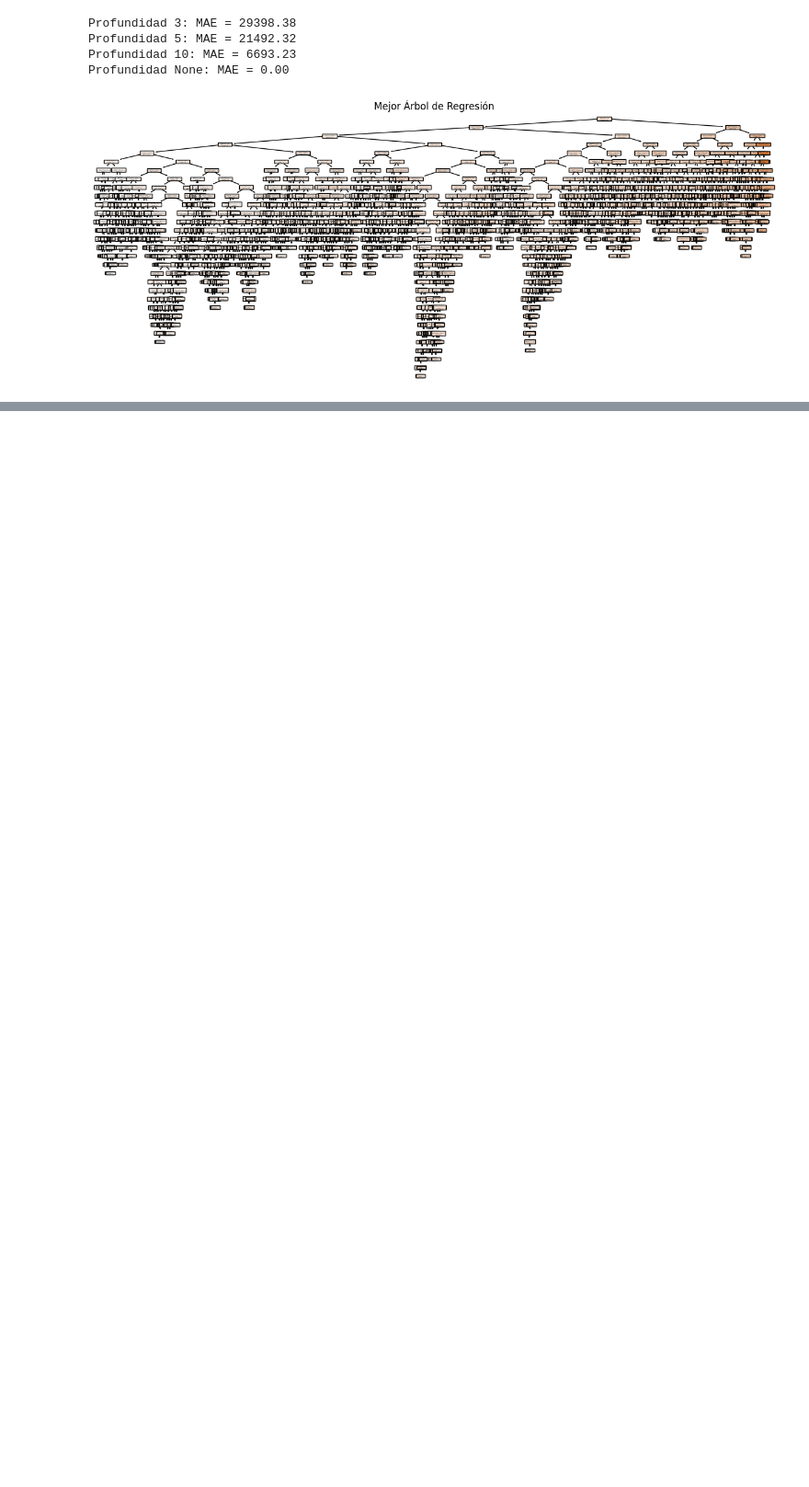
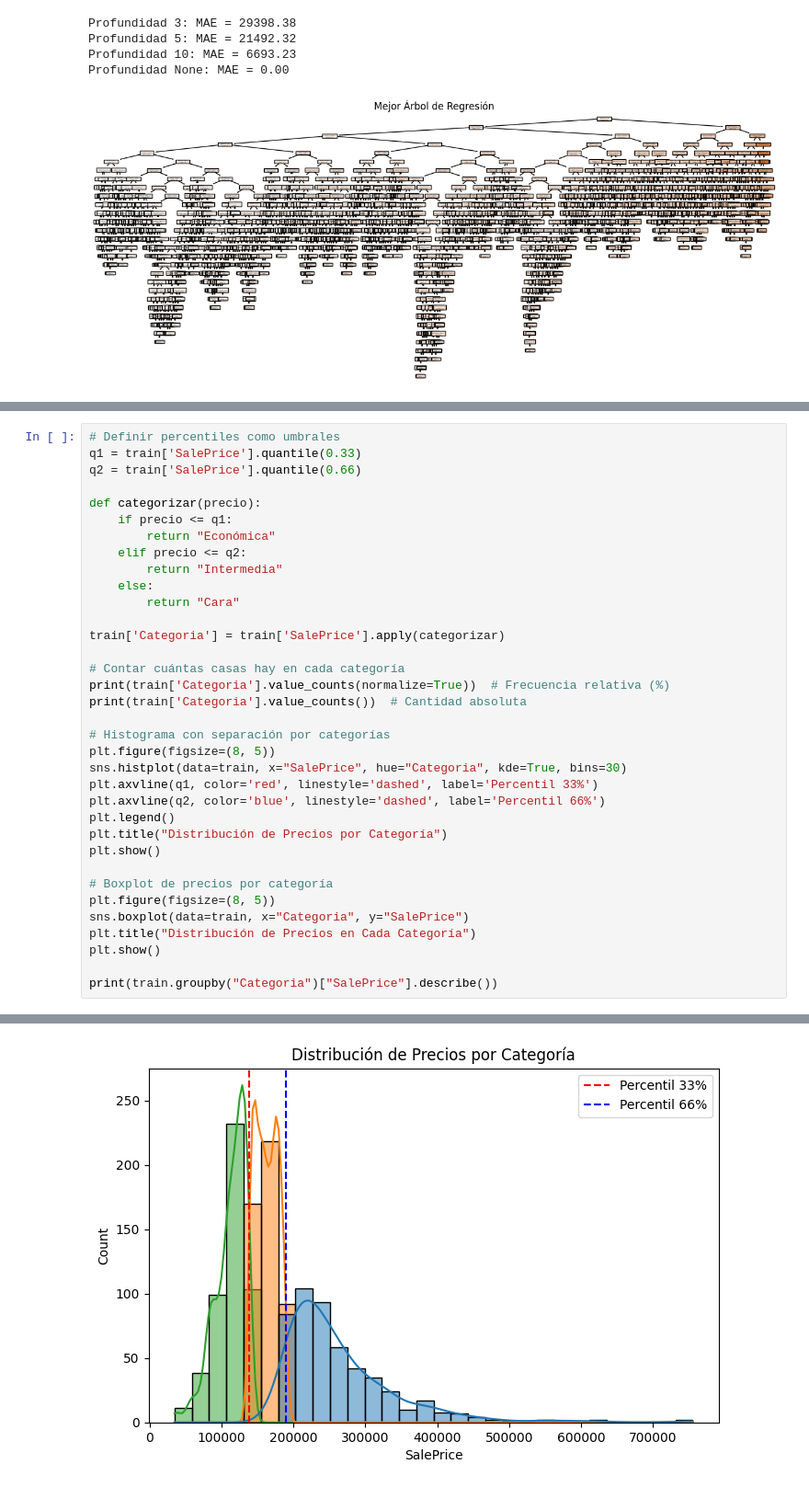
Before and after one commit to Sofiamishel2003/Modelo_Regresion_Lineal, a Jupyter notebook: Modelo_RegresionLineal.ipynb, the cells around one changed output, grey strips where cells are left out. Shown at 92% size. Saved outputs shown, nothing was run; the diff lists cells and outputs as text; blank space fills up the shorter version.

```diff
--- a/Modelo_RegresionLineal.ipynb
+++ b/Modelo_RegresionLineal.ipynb
@@ -821,0 +824,36 @@ Profundidad None: MAE = 0.00
+# %%
+# Definir percentiles como umbrales
+q1 = train['SalePrice'].quantile(0.33)
+q2 = train['SalePrice'].quantile(0.66)
+
+def categorizar(precio):
+    if precio <= q1:
+        return "Económica"
+    elif precio <= q2:
+        return "Intermedia"
+    else:
+        return "Cara"
+
+train['Categoria'] = train['SalePrice'].apply(categorizar)
+
+# Contar cuántas casas hay en cada categoría
+print(train['Categoria'].value_counts(normalize=True))  # Frecuencia relativa (%)
+print(train['Categoria'].value_counts())  # Cantidad absoluta
+
+# Histograma con separación por categorías
+plt.figure(figsize=(8, 5))
+sns.histplot(data=train, x="SalePrice", hue="Categoria", kde=True, bins=30)
+plt.axvline(q1, color='red', linestyle='dashed', label='Percentil 33%')
+plt.axvline(q2, color='blue', linestyle='dashed', label='Percentil 66%')
+plt.legend()
+plt.title("Distribución de Precios por Categoría")
+plt.show()
+
+# Boxplot de precios por categoría
+plt.figure(figsize=(8, 5))
+sns.boxplot(data=train, x="Categoria", y="SalePrice")
+plt.title("Distribución de Precios en Cada Categoría")
+plt.show()
+
+print(train.groupby("Categoria")["SalePrice"].describe())
+# %% [output]
@@ -821,0 +870 @@ Profundidad None: MAE = 0.00
+[figure, added]
```
Also changed, not shown: parts of 5 cells of this notebook.
